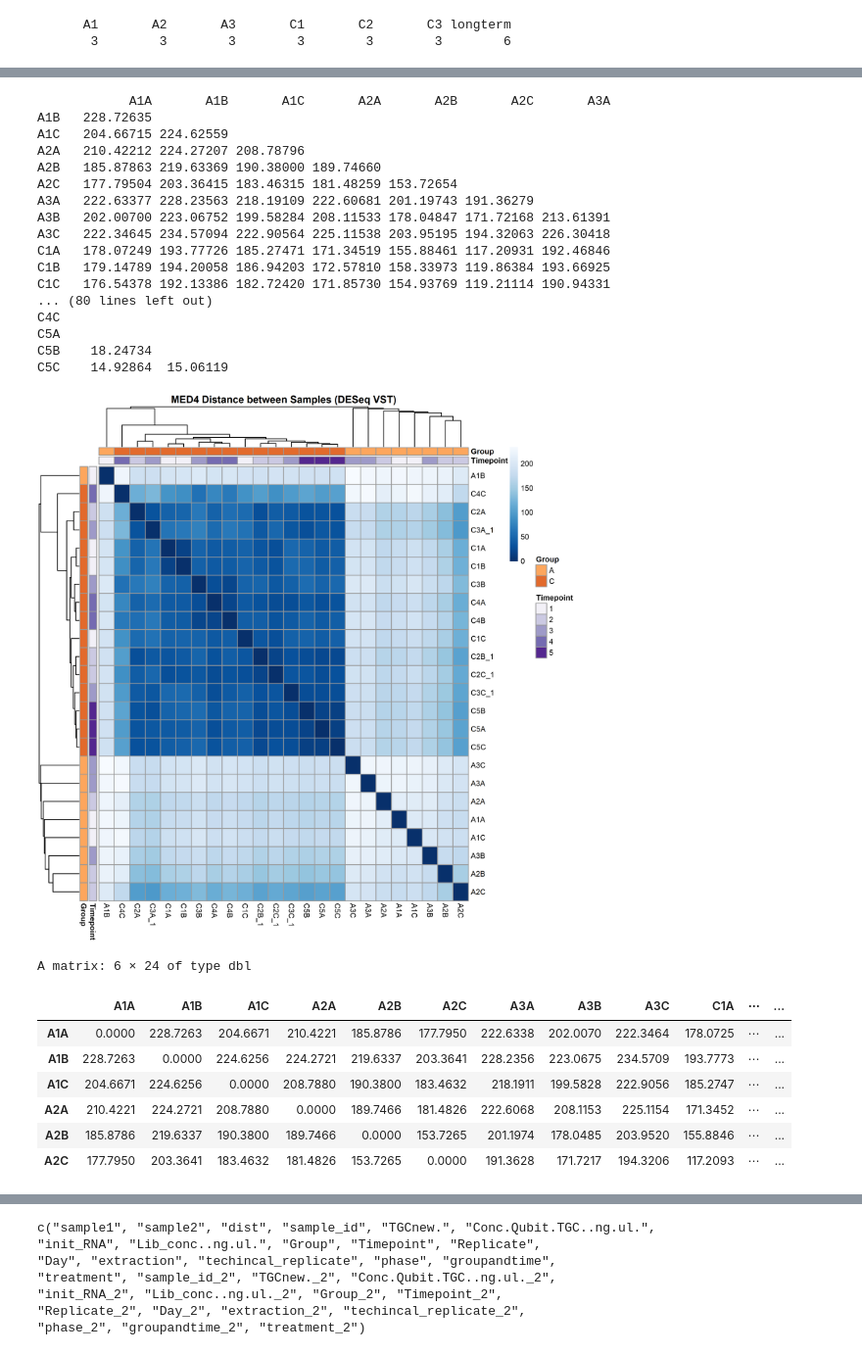
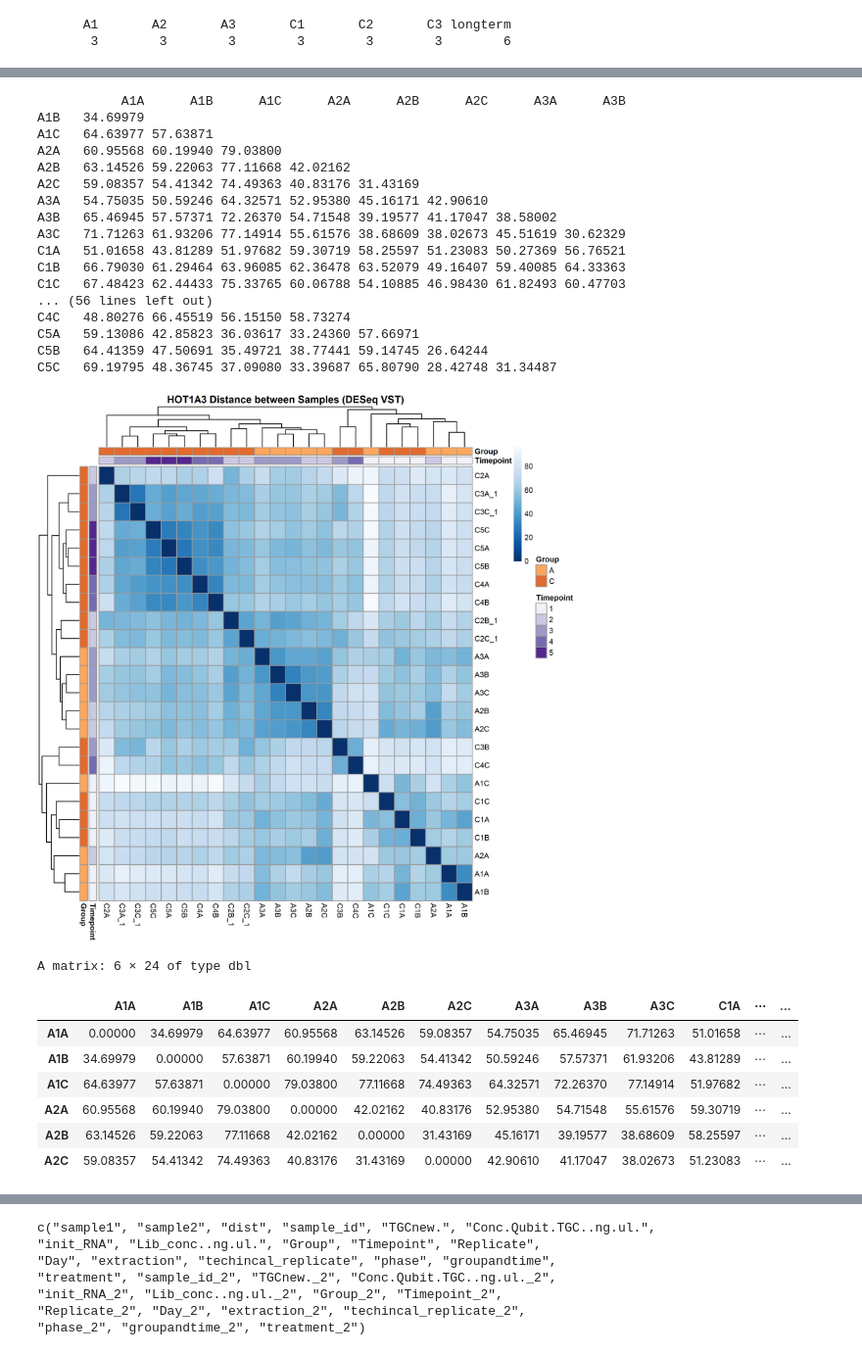
Before and after one commit to wosnat/CC1A3, a Jupyter notebook: RNASEQ/CC1A3 RNASEQ 1A3 DESeq_longterm2.ipynb, the cells around one changed output, grey strips where cells are left out. Shown at 98% size. Drawn from its saved outputs; the diff is of its cells as text; code cells hidden in the pictures.

Commit message:
HOT1A3 goseq and figures

```diff
--- a/RNASEQ/CC1A3 RNASEQ 1A3 DESeq_longterm2.ipynb
+++ b/RNASEQ/CC1A3 RNASEQ 1A3 DESeq_longterm2.ipynb
@@ -60,7 +113,7 @@ list.files()
 [10] "DE_results"
 [11] "figures"
 # %%
-fname_counts = file.path('data', 'MED4_counts_combined.txt')
+fname_counts = file.path('data', 'HOT1A3_counts_combined.txt')
 # %%
 cdf = read.csv(fname_counts, sep='\t' )
 # %%
@@ -407,54 +450,54 @@ A matrix: 3 × 24 of type dbl
 sampleDists <- dist(t(assay(vsd)))
 sampleDists
 # %% [output]
-            A1A       A1B       A1C       A2A       A2B       A2C       A3A
-A1B   228.72635
-A1C   204.66715 224.62559
-A2A   210.42212 224.27207 208.78796
-A2B   185.87863 219.63369 190.38000 189.74660
-A2C   177.79504 203.36415 183.46315 181.48259 153.72654
-A3A   222.63377 228.23563 218.19109 222.60681 201.19743 191.36279
-A3B   202.00700 223.06752 199.58284 208.11533 178.04847 171.72168 213.61391
-A3C   222.34645 234.57094 222.90564 225.11538 203.95195 194.32063 226.30418
-C1A   178.07249 193.77726 185.27471 171.34519 155.88461 117.20931 192.46846
-C1B   179.14789 194.20058 186.94203 172.57810 158.33973 119.86384 193.66925
-C1C   176.54378 192.13386 182.72420 171.85730 154.93769 119.21114 190.94331
-... (80 lines left out)
-C4C
-C5A
-C5B    18.24734
-C5C    14.92864  15.06119
+           A1A      A1B      A1C      A2A      A2B      A2C      A3A      A3B
+A1B   34.69979
+A1C   64.63977 57.63871
+A2A   60.95568 60.19940 79.03800
+A2B   63.14526 59.22063 77.11668 42.02162
+A2C   59.08357 54.41342 74.49363 40.83176 31.43169
+A3A   54.75035 50.59246 64.32571 52.95380 45.16171 42.90610
+A3B   65.46945 57.57371 72.26370 54.71548 39.19577 41.17047 38.58002
+A3C   71.71263 61.93206 77.14914 55.61576 38.68609 38.02673 45.51619 30.62329
+C1A   51.01658 43.81289 51.97682 59.30719 58.25597 51.23083 50.27369 56.76521
+C1B   66.79030 61.29464 63.96085 62.36478 63.52079 49.16407 59.40085 64.33363
+C1C   67.48423 62.44433 75.33765 60.06788 54.10885 46.98430 61.82493 60.47703
+... (56 lines left out)
+C4C   48.80276 66.45519 56.15150 58.73274
+C5A   59.13086 42.85823 36.03617 33.24360 57.66971
+C5B   64.41359 47.50691 35.49721 38.77441 59.14745 26.64244
+C5C   69.19795 48.36745 37.09080 33.39687 65.80790 28.42748 31.34487
 # %%
 sampleDists <- dist(t(assay(vsd)))
 #sampleDists
 sampleDistMatrix <- as.matrix( sampleDists )
 rownames(sampleDistMatrix) <- vsd$sample
 colnames(sampleDistMatrix) <- vsd$sample
 colors <- colorRampPalette( rev(brewer.pal(9, "Blues")) )(255)
 ann_df = colData(vsd)[c('Timepoint', 'Group')]
 
 pheatmap(sampleDistMatrix,
          clustering_distance_rows = sampleDists,
          clustering_distance_cols = sampleDists,
          col = colors,
          annotation_row = ann_df,
          annotation_col = ann_df,
          annotation_colors = ann_colors,
-         main = "MED4 Distance between Samples (DESeq VST)"
+         main = "HOT1A3 Distance between Samples (DESeq VST)"
 )
 # %% [output]
-[figure, old version]
+[figure, new version]
 # %%
 head(sampleDistMatrix)
 # %% [output]
 A matrix: 6 × 24 of type dbl
 |  | A1A | A1B | A1C | A2A | A2B | A2C | A3A | A3B | A3C | C1A | ⋯ | ... |
-| A1A | 0.0000 | 228.7263 | 204.6671 | 210.4221 | 185.8786 | 177.7950 | 222.6338 | 202.0070 | 222.3464 | 178.0725 | ⋯ | ... |
-| A1B | 228.7263 | 0.0000 | 224.6256 | 224.2721 | 219.6337 | 203.3641 | 228.2356 | 223.0675 | 234.5709 | 193.7773 | ⋯ | ... |
-| A1C | 204.6671 | 224.6256 | 0.0000 | 208.7880 | 190.3800 | 183.4632 | 218.1911 | 199.5828 | 222.9056 | 185.2747 | ⋯ | ... |
-| A2A | 210.4221 | 224.2721 | 208.7880 | 0.0000 | 189.7466 | 181.4826 | 222.6068 | 208.1153 | 225.1154 | 171.3452 | ⋯ | ... |
-| A2B | 185.8786 | 219.6337 | 190.3800 | 189.7466 | 0.0000 | 153.7265 | 201.1974 | 178.0485 | 203.9520 | 155.8846 | ⋯ | ... |
-| A2C | 177.7950 | 203.3641 | 183.4632 | 181.4826 | 153.7265 | 0.0000 | 191.3628 | 171.7217 | 194.3206 | 117.2093 | ⋯ | ... |
+| A1A | 0.00000 | 34.69979 | 64.63977 | 60.95568 | 63.14526 | 59.08357 | 54.75035 | 65.46945 | 71.71263 | 51.01658 | ⋯ | ... |
+| A1B | 34.69979 | 0.00000 | 57.63871 | 60.19940 | 59.22063 | 54.41342 | 50.59246 | 57.57371 | 61.93206 | 43.81289 | ⋯ | ... |
+| A1C | 64.63977 | 57.63871 | 0.00000 | 79.03800 | 77.11668 | 74.49363 | 64.32571 | 72.26370 | 77.14914 | 51.97682 | ⋯ | ... |
+| A2A | 60.95568 | 60.19940 | 79.03800 | 0.00000 | 42.02162 | 40.83176 | 52.95380 | 54.71548 | 55.61576 | 59.30719 | ⋯ | ... |
+| A2B | 63.14526 | 59.22063 | 77.11668 | 42.02162 | 0.00000 | 31.43169 | 45.16171 | 39.19577 | 38.68609 | 58.25597 | ⋯ | ... |
+| A2C | 59.08357 | 54.41342 | 74.49363 | 40.83176 | 31.43169 | 0.00000 | 42.90610 | 41.17047 | 38.02673 | 51.23083 | ⋯ | ... |
 # %%
 m = as.data.frame(sampleDistMatrix)
 m$sample1 = rownames(m)
```
Also changed, not shown: parts of 26 cells of this notebook, 12 other files.
